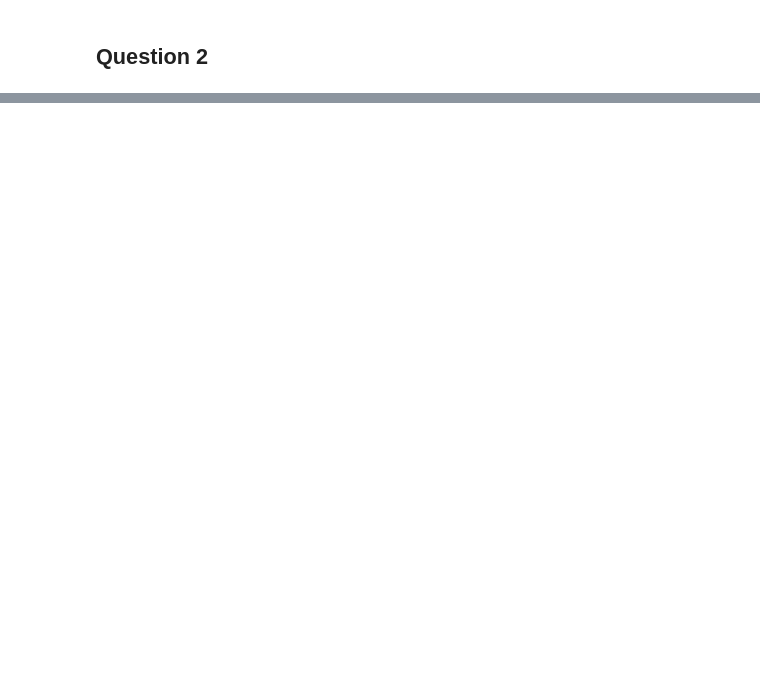
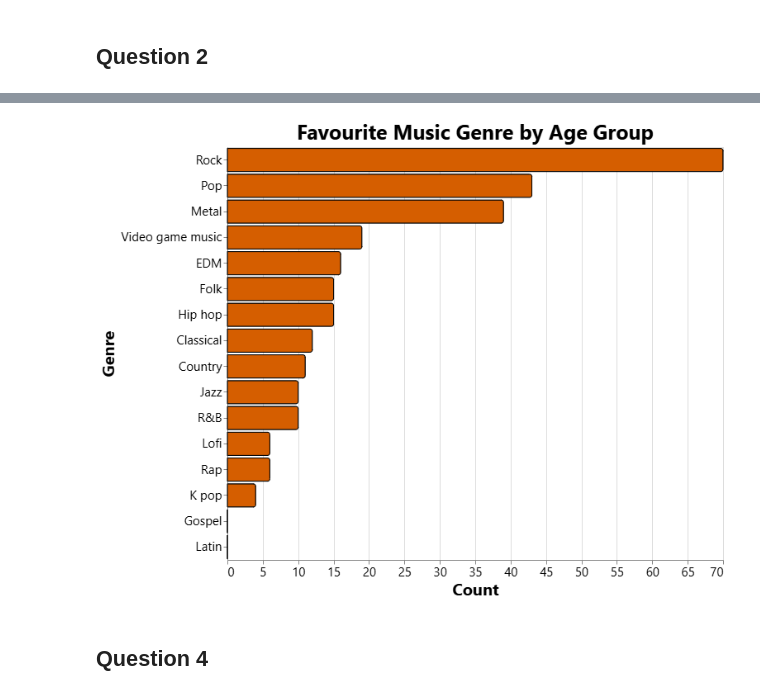
Before and after one commit to ubc-dsci320-2024w2/project-team_fabfour, a Jupyter notebook: ungraded/Final_charts_Allison.ipynb, the cells around one changed output, grey strips where cells are left out. Cells and saved outputs as stored; diff of their text form; code cells hidden in the pictures; blank space fills up the shorter version.

```diff
--- a/ungraded/Final_charts_Allison.ipynb
+++ b/ungraded/Final_charts_Allison.ipynb
@@ -226,0 +321,2 @@ box
+# %%
+mxmh = wac.clean_data("../data/raw/mxmh_survey_results.csv")
@@ -226,0 +369,6 @@ box
+# %%
+bar_3
+# %% [output]
+[figure, added]
+# %% [markdown]
+## Question 4
```
Also changed, not shown: parts of 15 cells of this notebook, 17 other files.
